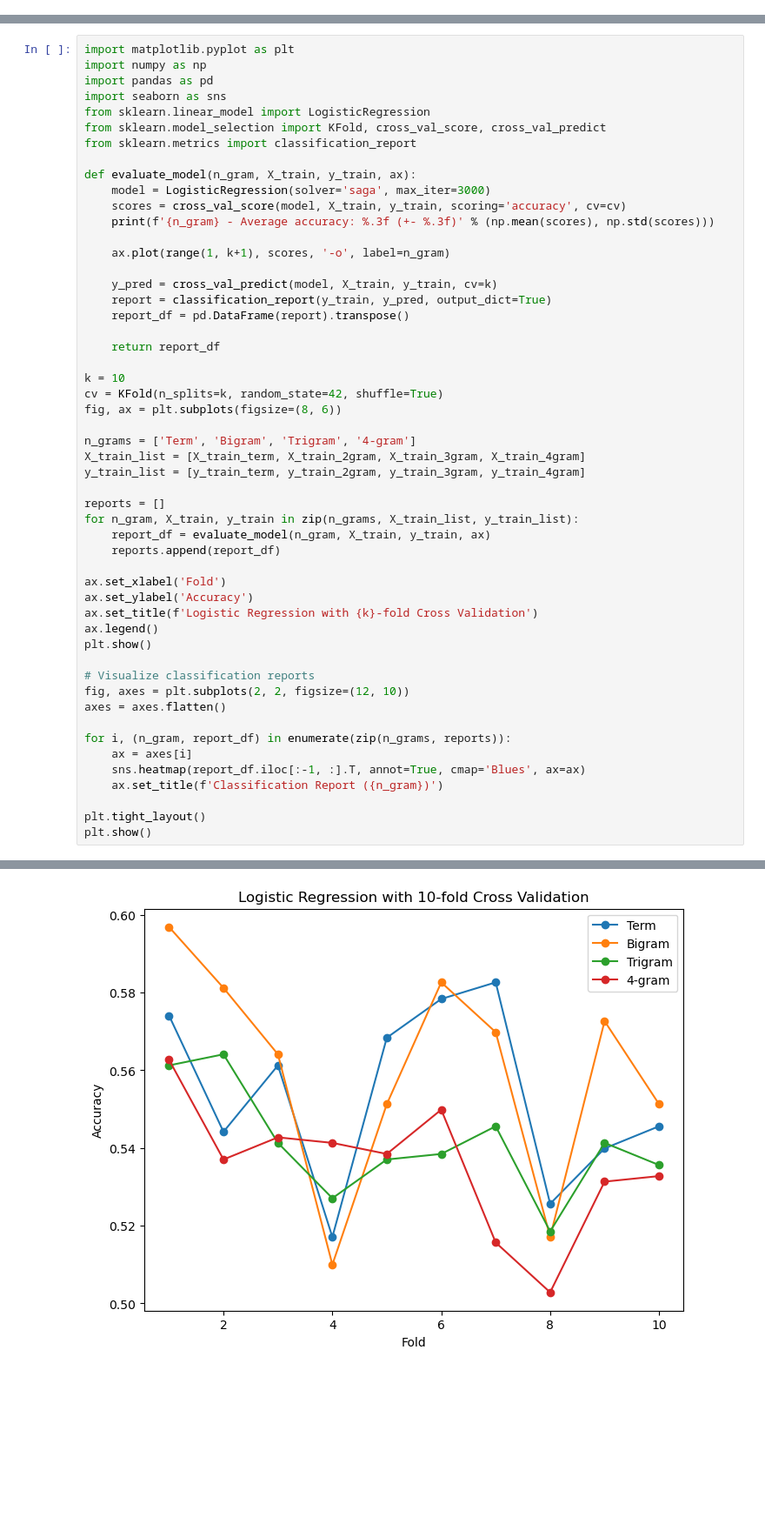
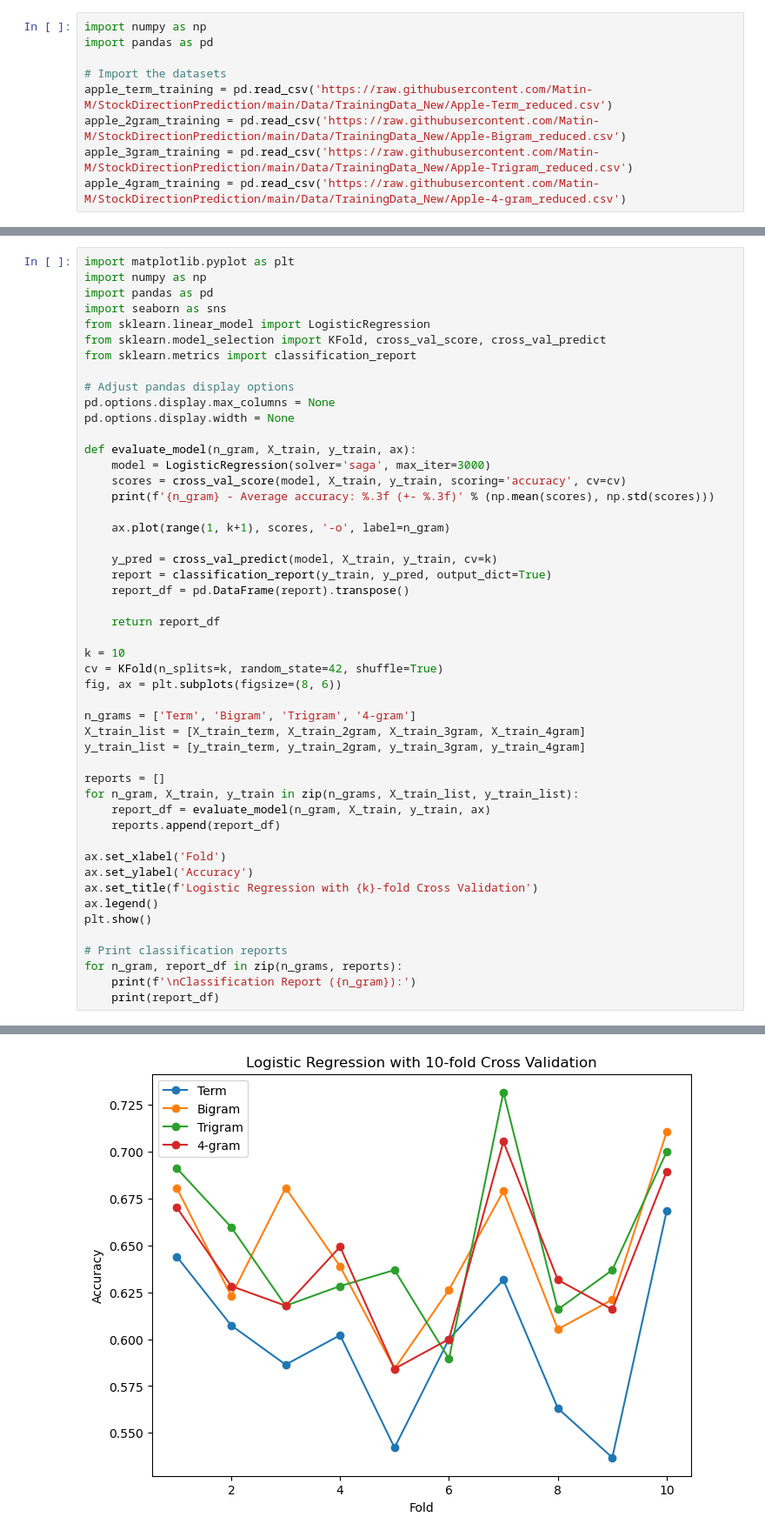
Before and after one commit to Matin-M/DTM-Predictor, a Jupyter notebook: Classifiers/logistic_regression_Apple.ipynb, the cells around one changed output, grey strips where cells are left out. Shown: that part at 87% size. Saved outputs shown, nothing was run; the diff lists cells and outputs as text; blank space fills up the shorter version.

```diff
--- a/Classifiers/logistic_regression_Apple.ipynb
+++ b/Classifiers/logistic_regression_Apple.ipynb
@@ -40,3 +1,12 @@ apple_4gram_training = download_dataframe_from_smb_server('Apple4-gram_reduced.c
+# %%
+import numpy as np
+import pandas as pd
+
+# Import the datasets
+apple_term_training = pd.read_csv('https://raw.githubusercontent.com/Matin-M/StockDirectionPrediction/main/Data/TrainingData_New/Apple-Term_reduced.csv')
+apple_2gram_training = pd.read_csv('https://raw.githubusercontent.com/Matin-M/StockDirectionPrediction/main/Data/TrainingData_New/Apple-Bigram_reduced.csv')
+apple_3gram_training = pd.read_csv('https://raw.githubusercontent.com/Matin-M/StockDirectionPrediction/main/Data/TrainingData_New/Apple-Trigram_reduced.csv')
+apple_4gram_training = pd.read_csv('https://raw.githubusercontent.com/Matin-M/StockDirectionPrediction/main/Data/TrainingData_New/Apple-4-gram_reduced.csv')
 # %%
 # Term training data and labels
 X_train_term = apple_term_training.iloc[:, :-1].values
@@ -61,6 +31,10 @@ import seaborn as sns
 from sklearn.linear_model import LogisticRegression
 from sklearn.model_selection import KFold, cross_val_score, cross_val_predict
 from sklearn.metrics import classification_report
+
+# Adjust pandas display options
+pd.options.display.max_columns = None
+pd.options.display.width = None
 
 def evaluate_model(n_gram, X_train, y_train, ax):
     model = LogisticRegression(solver='saga', max_iter=3000)
@@ -94,15 +68,8 @@ ax.set_title(f'Logistic Regression with {k}-fold Cross Validation')
 ax.legend()
 plt.show()
 
-# Visualize classification reports
-fig, axes = plt.subplots(2, 2, figsize=(12, 10))
-axes = axes.flatten()
-
-for i, (n_gram, report_df) in enumerate(zip(n_grams, reports)):
-    ax = axes[i]
-    sns.heatmap(report_df.iloc[:-1, :].T, annot=True, cmap='Blues', ax=ax)
-    ax.set_title(f'Classification Report ({n_gram})')
-
-plt.tight_layout()
-plt.show()
+# Print classification reports
+for n_gram, report_df in zip(n_grams, reports):
+    print(f'\nClassification Report ({n_gram}):')
+    print(report_df)
 # %% [output]
@@ -113 +80 @@ Trigram - Average accuracy: 0.541 (+- 0.013)
-[figure, old version]
+[figure, new version]
```
Also changed, not shown: parts of 2 cells of this notebook, 1 other file.
